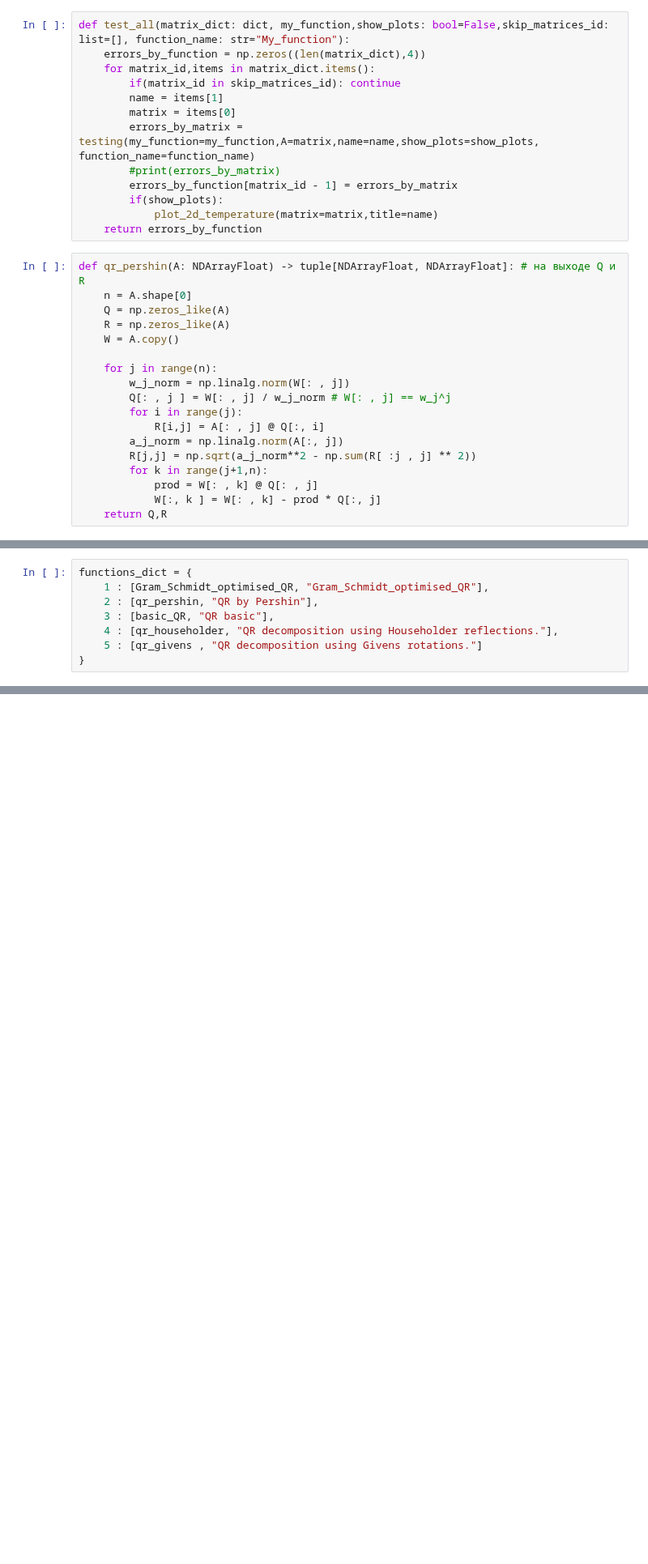
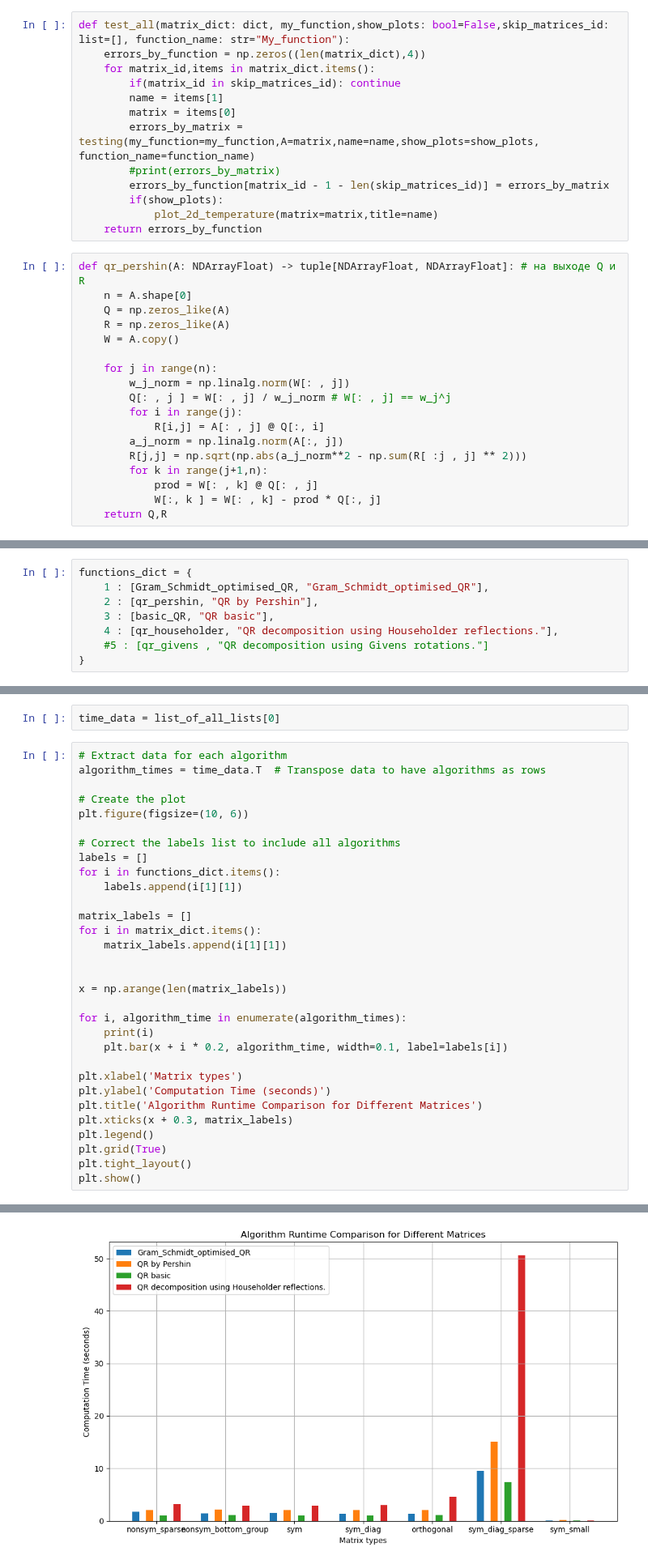
Before and after one commit to alice3e/spbu-fundamentals-of-algorithms, a Jupyter notebook: practicum_7/homework/advanced/qr_algos_battle.ipynb, the cells around one changed output, grey strips where cells are left out. Shown at 81% size. Drawn from its saved outputs; the diff is of its cells as text; blank space fills up the shorter version.

```diff
--- a/practicum_7/homework/advanced/qr_algos_battle.ipynb
+++ b/practicum_7/homework/advanced/qr_algos_battle.ipynb
@@ -199,7 +199,7 @@ def test_all(matrix_dict: dict, my_function,show_plots: bool=False,skip_matrices
         matrix = items[0]
         errors_by_matrix = testing(my_function=my_function,A=matrix,name=name,show_plots=show_plots, function_name=function_name)
         #print(errors_by_matrix)
-        errors_by_function[matrix_id - 1] = errors_by_matrix
+        errors_by_function[matrix_id - 1 - len(skip_matrices_id)] = errors_by_matrix
         if(show_plots):
             plot_2d_temperature(matrix=matrix,title=name)
     return errors_by_function
@@ -216,7 +216,7 @@ def qr_pershin(A: NDArrayFloat) -> tuple[NDArrayFloat, NDArrayFloat]: # на в
         for i in range(j):
             R[i,j] = A[: , j] @ Q[:, i]
         a_j_norm = np.linalg.norm(A[:, j])
-        R[j,j] = np.sqrt(a_j_norm**2 - np.sum(R[ :j , j] ** 2))
+        R[j,j] = np.sqrt(np.abs(a_j_norm**2 - np.sum(R[ :j , j] ** 2)))
         for k in range(j+1,n):
             prod = W[: , k] @ Q[: , j]
             W[:, k ] = W[: , k] - prod * Q[:, j]
@@ -318,7 +318,7 @@ functions_dict = {
     2 : [qr_pershin, "QR by Pershin"],
     3 : [basic_QR, "QR basic"],
     4 : [qr_householder, "QR decomposition using Householder reflections."],
-    5 : [qr_givens , "QR decomposition using Givens rotations."]
+    #5 : [qr_givens , "QR decomposition using Givens rotations."]
 }
 # %%
 def function_test_all_matrices(function_dict: dict,matrix_dict: dict,show_plots=False):
@@ -355,0 +349,34 @@ array([[0.74739504, 1.01706696],
+# %%
+time_data = list_of_all_lists[0]
+# %%
+# Extract data for each algorithm
+algorithm_times = time_data.T  # Transpose data to have algorithms as rows
+
+# Create the plot
+plt.figure(figsize=(10, 6))
+
+# Correct the labels list to include all algorithms
+labels = []
+for i in functions_dict.items():
+    labels.append(i[1][1])
+
+matrix_labels = []
+for i in matrix_dict.items():
+    matrix_labels.append(i[1][1])
+
+
+x = np.arange(len(matrix_labels))
+
+for i, algorithm_time in enumerate(algorithm_times):
+    print(i)
+    plt.bar(x + i * 0.2, algorithm_time, width=0.1, label=labels[i])
+
+plt.xlabel('Matrix types')
+plt.ylabel('Computation Time (seconds)')
+plt.title('Algorithm Runtime Comparison for Different Matrices')
+plt.xticks(x + 0.3, matrix_labels)
+plt.legend()
+plt.grid(True)
+plt.tight_layout()
+plt.show()
+# %% [output]
@@ -355,0 +387 @@ array([[0.74739504, 1.01706696],
+[figure, added]
```
Also changed, not shown: parts of 6 cells of this notebook, 1 other file.
